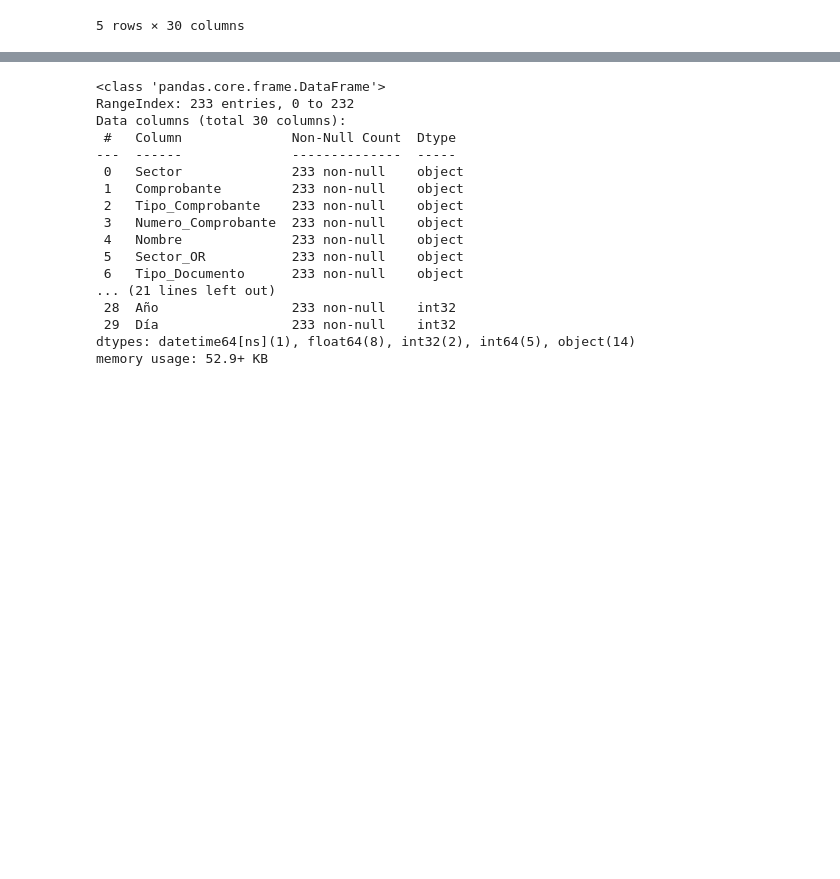
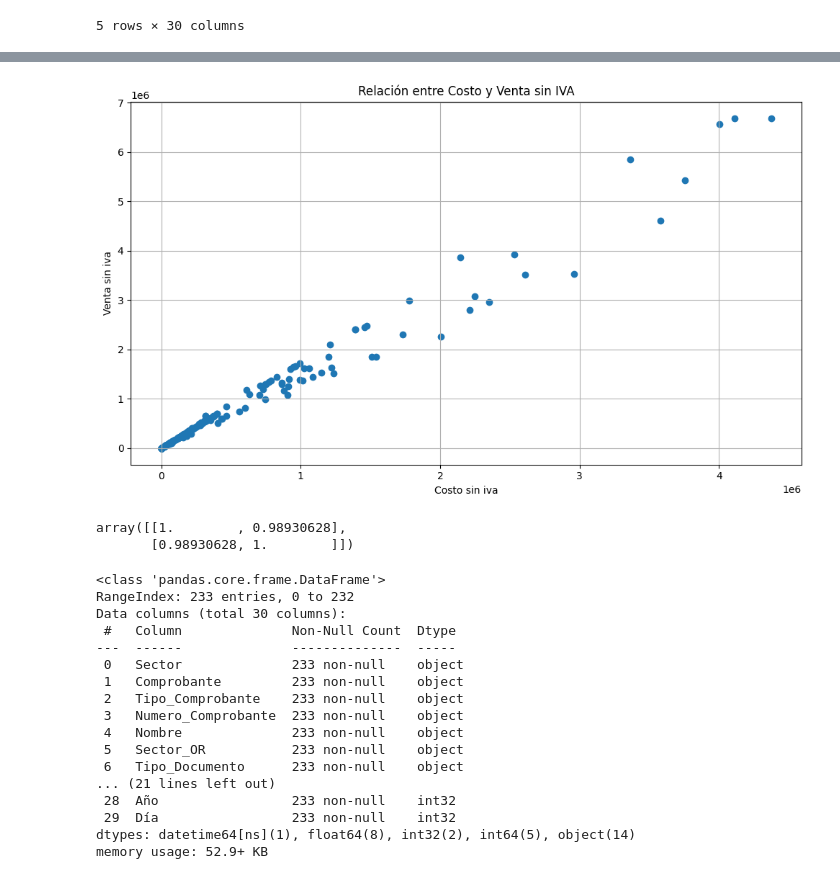
Before and after one commit to epere18/Python, a Jupyter notebook: Python_Visualización/Visualizacion_de_datos.ipynb, the cells around one changed output, grey strips where cells are left out. Saved outputs shown, nothing was run; the diff lists cells and outputs as text; code cells hidden in the pictures; blank space fills up the shorter version.

```diff
--- a/Python_Visualización/Visualizacion_de_datos.ipynb
+++ b/Python_Visualización/Visualizacion_de_datos.ipynb
@@ -116,3 +129,20 @@ data.head()
+# %%
+plt.figure(figsize=(10,6))
+
+plt.scatter(data['REP_Costo_s_Iva'], data['REP_s_Iva'])
+plt.xlabel('Costo sin iva')
+plt.ylabel('Venta sin iva')
+plt.title('Relación entre Costo y Venta sin IVA')
+plt.grid(True)
+plt.tight_layout()
+plt.show()
+# %% [output]
+[figure, added]
+# %%
+np.corrcoef(data['REP_Costo_s_Iva'], data['REP_s_Iva'])
+# %% [output]
+array([[1.        , 0.98930628],
+       [0.98930628, 1.        ]])
 # %%
 data.info()
 # %% [output]
```
Also changed, not shown: parts of 6 cells of this notebook, 8 other files.
